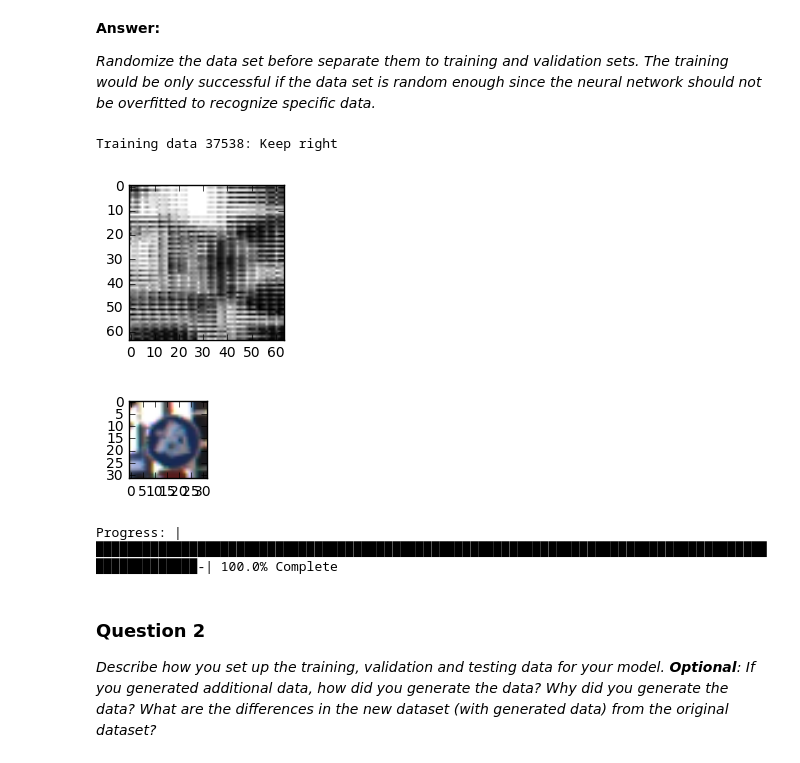
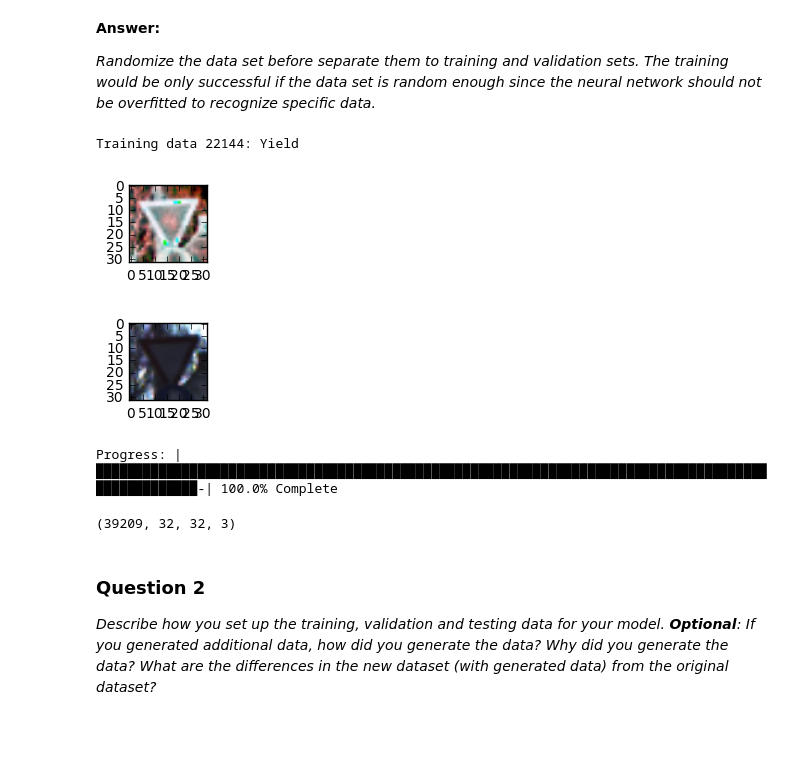
Before and after one commit to chilisy/CarND-Traffic-Sign-Classifier-Project, a Jupyter notebook: Traffic_Sign_Classifier.ipynb, the cells around one changed output. Saved outputs shown, nothing was run; the diff lists cells and outputs as text; code cells hidden in the pictures; blank space fills up the shorter version.

Commit message:
chili: 97.087% training result

```diff
--- a/Traffic_Sign_Classifier.ipynb
+++ b/Traffic_Sign_Classifier.ipynb
@@ -213,39 +213,40 @@ def preprocess_image(image, opt='gray'):
         out = cv2.cvtColor(img_yuv, cv2.COLOR_YCrCb2BGR)
 
     elif opt == 'combined':
         # Apply localized histogram equalization
         gray = 0.299 * image[:, :, 0] + 0.587 * image[:, :, 1] + 0.114 * image[:, :, 2]
         gray = (gray / 255.).astype(np.float64)
         gray_out = (exposure.equalize_adapthist(gray)*255.).astype(np.uint16)
         gray_out = gray_out.reshape(gray_out.shape[0], gray_out.shape[1], 1)
 
         img_yuv = cv2.cvtColor(image, cv2.COLOR_BGR2YCrCb)
 
         # equalize the histogram of the Y channel
         img_yuv[:,:,0] = cv2.equalizeHist(img_yuv[:,:,0])
 
         # convert the YUV image back to RGB format
         color_out = cv2.cvtColor(img_yuv, cv2.COLOR_YCrCb2BGR)
 
         out = np.concatenate((gray_out, color_out), axis = 2)
-        out = out.reshape((64, 64, 1))
+        out = out[:,:,0:3]
+
     return out
 
 index = random.randint(0, len(X_train_raw))
 
 output = preprocess_image(X_train_raw[index], opt='combined')
 
 
 # Plot
-plt.figure(figsize=(2,2))
-plt.imshow(output.reshape((64, 64)), cmap='gray')
+plt.figure(figsize=(1,1))
+plt.imshow(output, cmap='gray')
 plt.figure(figsize = (1,1))
 plt.imshow(X_train_raw[index])
 print("Training data " + str(index) + ': ' + signnames[y_train_raw[index]])
 # %% [output]
-Training data 37538: Keep right
+Training data 22144: Yield
-[figure, old version]
+[figure, new version]
-[figure, old version]
+[figure, new version]
 # %%
 # Print iterations progress
 def printProgressBar (iteration, total, prefix = '', suffix = '', decimals = 1, length = 100, fill = '█'):
@@ -285,11 +286,20 @@ for i in range(X_test.shape[0]):
 # %% [output]
 Progress: |███████████████████████████████████████████████████████████████████████████████████████████████████-| 100.0% Complete
 # %%
-#X_train_raw.shape
+X_train_raw.shape
+#X_train_processed.shape
+
+#pickle.dump( X_train_processed, open( "X_train_processed.p", "wb" ) )
+#pickle.dump( X_test_processed, open( "X_test_processed.p", "wb" ) )
+
+with open('X_train_processed.p', mode='rb') as f:
+    X_train_processed = pickle.load(f)
+with open('X_test_processed.p', mode='rb') as f:
+    X_test_processed = pickle.load(f)
+
 X_train_processed.shape
-
-pickle.dump( X_train_processed, open( "X_train_processed.p", "wb" ) )
-pickle.dump( X_test_processed, open( "X_test_processed.p", "wb" ) )
+# %% [output]
+(39209, 32, 32, 3)
 # %% [markdown]
 ### Question 2
 
```
Also changed, not shown: parts of 7 cells of this notebook.
